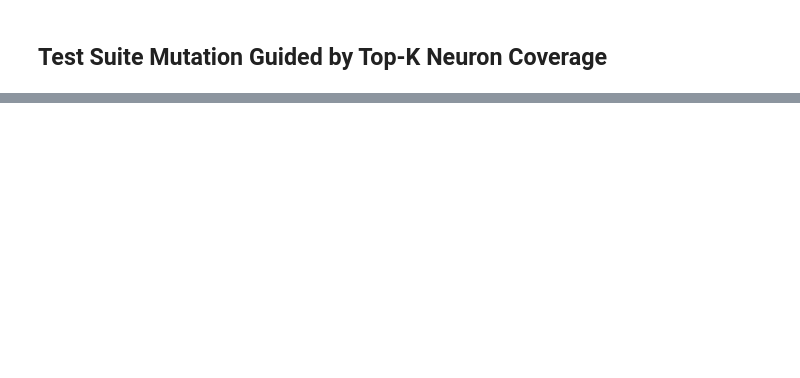
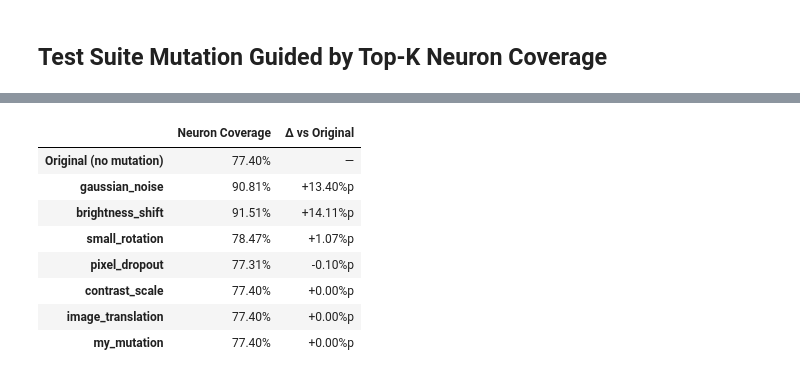
Before and after one commit to yongjunshin/Introduction_to_Software_Testing_for_Safe_AI, a Jupyter notebook: modules/05_fuzz_testing/exercises/03_mnist_coverage_guided_fuzzing.ipynb, the cells around one changed output, grey strips where cells are left out. Cells and saved outputs as stored; diff of their text form; code cells hidden in the pictures; blank space fills up the shorter version.

```diff
--- a/modules/05_fuzz_testing/exercises/03_mnist_coverage_guided_fuzzing.ipynb
+++ b/modules/05_fuzz_testing/exercises/03_mnist_coverage_guided_fuzzing.ipynb
@@ -392,0 +463,72 @@ Propose your best heuristic solution and beat the others within **30 minutes**!
+# %%
+# ----------------- experiment harness (given — just run it) -----------------
+import pandas as pd
+from IPython.display import display
+
+K_RATIO = 0.1   # Top-10% neuron coverage
+
+# --- sanity-check the pasted indices ---
+sel = [int(i) for i in MY_20_INDICES]
+problems = []
+if len(sel) != 20:
+    problems.append(f"need exactly 20 indices, got {len(sel)}")
+if len(set(sel)) != len(sel):
+    problems.append("indices must be distinct (duplicates found)")
+if any(i < 0 or i > 199 for i in sel):
+    problems.append("every index must be in 0..199")
+if problems:
+    print("⚠️  Check MY_20_INDICES:")
+    for p in problems:
+        print("   -", p)
+
+# --- the original (un-mutated) 20-input suite ---
+original_suite = test_images[torch.as_tensor(sel, dtype=torch.long)]
+
+
+def coverage_of(images):
+    """Return (neuron_coverage, top_k_neuron_coverage) for a batch of images."""
+    with torch.no_grad():
+        _, acts = forward_and_capture_relu(model, images.to(device))
+    nc, _ = neuron_coverage(acts)
+    tkc, _ = top_k_neuron_coverage(acts, k=K_RATIO, per_filter=True)
+    return nc, tkc
+
+
+def mutate_suite(mutation_fn, images, seed=123):
+    """Apply a mutation to every image in the suite (re-seeded for reproducibility)."""
+    torch.manual_seed(seed)
+    return torch.stack([mutation_fn(img.clone()) for img in images])
+
+
+# --- measure the original suite, then each of the 7 mutated suites ---
+orig_nc, orig_tkc = coverage_of(original_suite)
+
+nc_rows  = [("Original (no mutation)", orig_nc, None)]
+tkc_rows = [("Original (no mutation)", orig_tkc, None)]
+
+for name, fn in mutation_operators:
+    mutated_suite = mutate_suite(fn, original_suite)
+    nc, tkc = coverage_of(mutated_suite)
+    nc_rows.append((name, nc, nc - orig_nc))
+    tkc_rows.append((name, tkc, tkc - orig_tkc))
+
+
+# --- build the two comparison tables (coverage + Δ vs. original) ---
+def build_table(rows, metric_label):
+    return pd.DataFrame(
+        {
+            metric_label:    [f"{100 * cov:.2f}%" for _, cov, _ in rows],
+            "Δ vs Original": ["—" if d is None else f"{100 * d:+.2f}%p" for _, _, d in rows],
+        },
+        index=[name for name, _, _ in rows],
+    )
+
+
+nc_table  = build_table(nc_rows,  "Neuron Coverage")
+tkc_table = build_table(tkc_rows, "Top-10% Neuron Coverage")
+
+print("=== Neuron Coverage:  original 20 inputs vs. 7 mutations ===")
+display(nc_table)
+print("\n=== Top-10% Neuron Coverage:  original 20 inputs vs. 7 mutations ===")
+display(tkc_table)
+# %% [output]
@@ -392,0 +536,9 @@ Propose your best heuristic solution and beat the others within **30 minutes**!
+|  | Neuron Coverage | Δ vs Original |
+| Original (no mutation) | 77.40% | — |
+| gaussian_noise | 90.81% | +13.40%p |
+| brightness_shift | 91.51% | +14.11%p |
+| small_rotation | 78.47% | +1.07%p |
+| pixel_dropout | 77.31% | -0.10%p |
+| contrast_scale | 77.40% | +0.00%p |
+| image_translation | 77.40% | +0.00%p |
+| my_mutation | 77.40% | +0.00%p |
```
Also changed, not shown: parts of 9 cells of this notebook, 9 other files.
